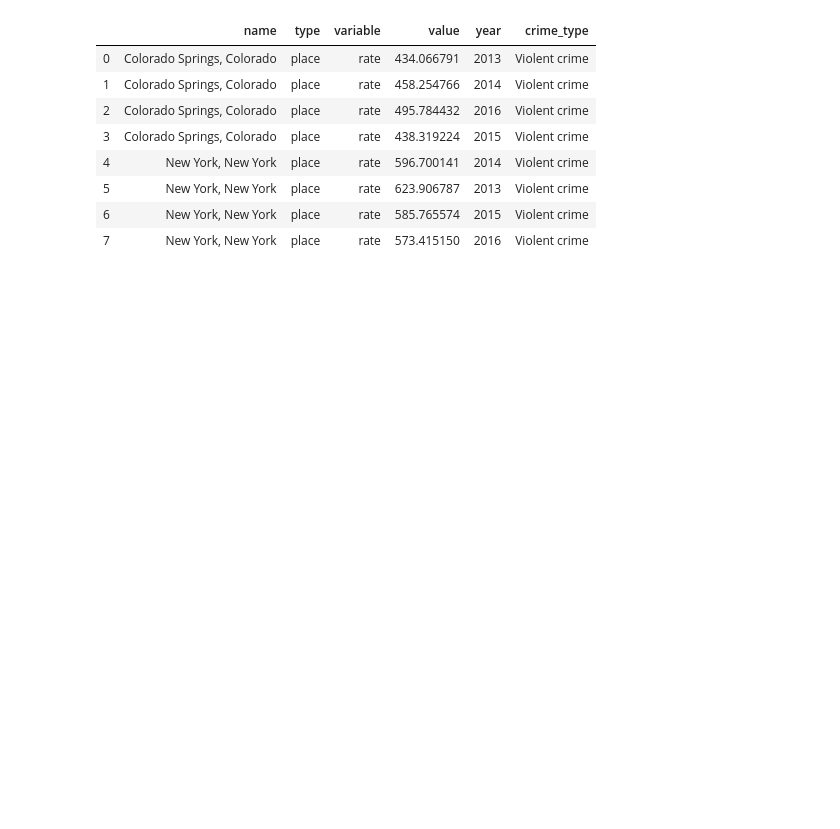
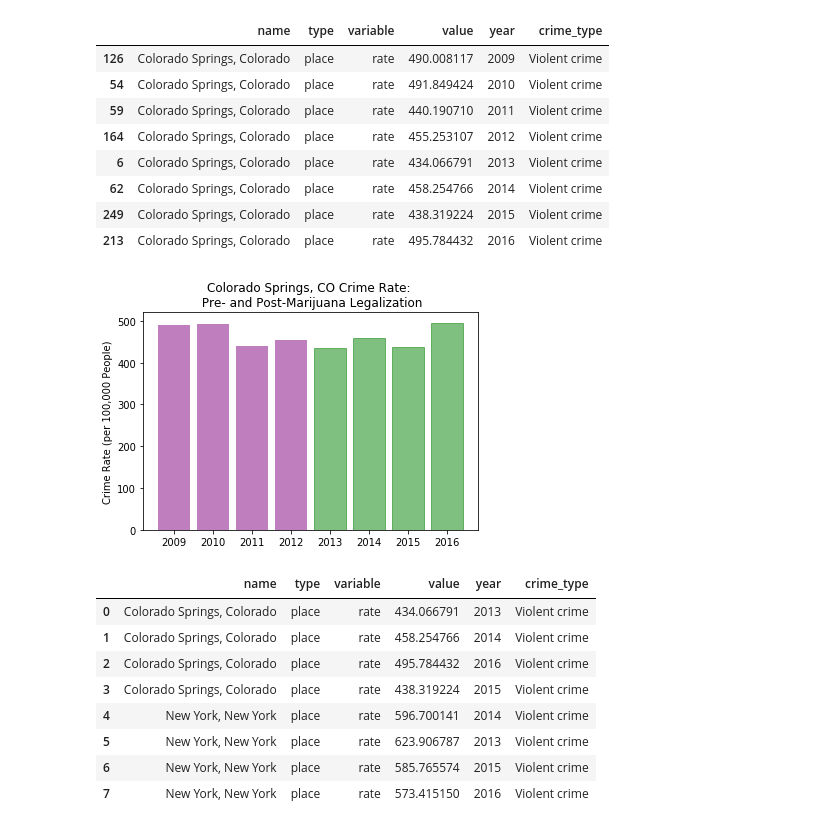
Before and after one commit to rose-gonoud/project1, a Jupyter notebook: all-city-analysis.ipynb, the cells around one changed output. Cells and saved outputs as stored; diff of their text form; code cells hidden in the pictures; blank space fills up the shorter version.

```diff
--- a/all-city-analysis.ipynb
+++ b/all-city-analysis.ipynb
@@ -46,3 +167,45 @@ COcrimeRatesViolentYears
+# %%
+file_to_load2 = os.path.join("Output CSVs", "COcrime.csv")
+
+COcrimeDF = pd.read_csv(file_to_load2)
+
+COcrimeRates = COcrimeDF.loc[COcrimeDF["variable"] == "rate"]
+
+COcrimeRatesViolent = COcrimeRates.loc[COcrimeRates["crime_type"] == "Violent crime"]
+COcrimeRatesViolent = COcrimeRatesViolent.drop_duplicates()
+COcrimeRatesViolentYears = COcrimeRatesViolent.loc[COcrimeRatesViolent["year"].isin(years)]
+#COcrimeRatesViolentYears
+
+#CO_prepost_legalization = [2009, 2010, 2011, 2012, 2013, 2014, 2015, 2016]
+
+COcrimePostLegalization = COcrimeRatesViolent.loc[COcrimeRatesViolent["year"].isin(years)]
+COcrimePostLegalization = COcrimePostLegalization.drop(columns=["key", "id", "place_name"])
+COcrimePostLegalization = COcrimePostLegalization.sort_values(['year'], ascending=[True])
+COcrimePostLegalization
+
+CO_x_axis = np.arange(len(COcrimePostLegalization["value"]))
+postLegalCO = plt.bar(CO_x_axis, COcrimePostLegalization["value"], color='purple', alpha=0.5, align="center")
+postLegalCO[4].set_color('g')
+postLegalCO[5].set_color('g')
+postLegalCO[6].set_color('g')
+postLegalCO[7].set_color('g')
+
+tick_locations = [value for value in CO_x_axis]
+plt.xticks(tick_locations, years)
+plt.title("Colorado Springs, CO Crime Rate: \n Pre- and Post-Marijuana Legalization")
+plt.ylabel("Crime Rate (per 100,000 People)")
+COcrimePostLegalization
+# %% [output]
+|  | name | type | variable | value | year | crime_type |
+| 126 | Colorado Springs, Colorado | place | rate | 490.008117 | 2009 | Violent crime |
+| 54 | Colorado Springs, Colorado | place | rate | 491.849424 | 2010 | Violent crime |
+| 59 | Colorado Springs, Colorado | place | rate | 440.190710 | 2011 | Violent crime |
+| 164 | Colorado Springs, Colorado | place | rate | 455.253107 | 2012 | Violent crime |
+| 6 | Colorado Springs, Colorado | place | rate | 434.066791 | 2013 | Violent crime |
+| 62 | Colorado Springs, Colorado | place | rate | 458.254766 | 2014 | Violent crime |
+| 249 | Colorado Springs, Colorado | place | rate | 438.319224 | 2015 | Violent crime |
+| 213 | Colorado Springs, Colorado | place | rate | 495.784432 | 2016 | Violent crime |
+[figure, added]
 # %%
 CO_NYcrime = pd.merge(COcrimeRatesViolentYears, NYcrimeRatesViolentYears, how='outer', on=["name", "year", "type", "crime_type", "value", "variable"])
 
```
Also changed, not shown: parts of 11 cells of this notebook, 1 other file.
